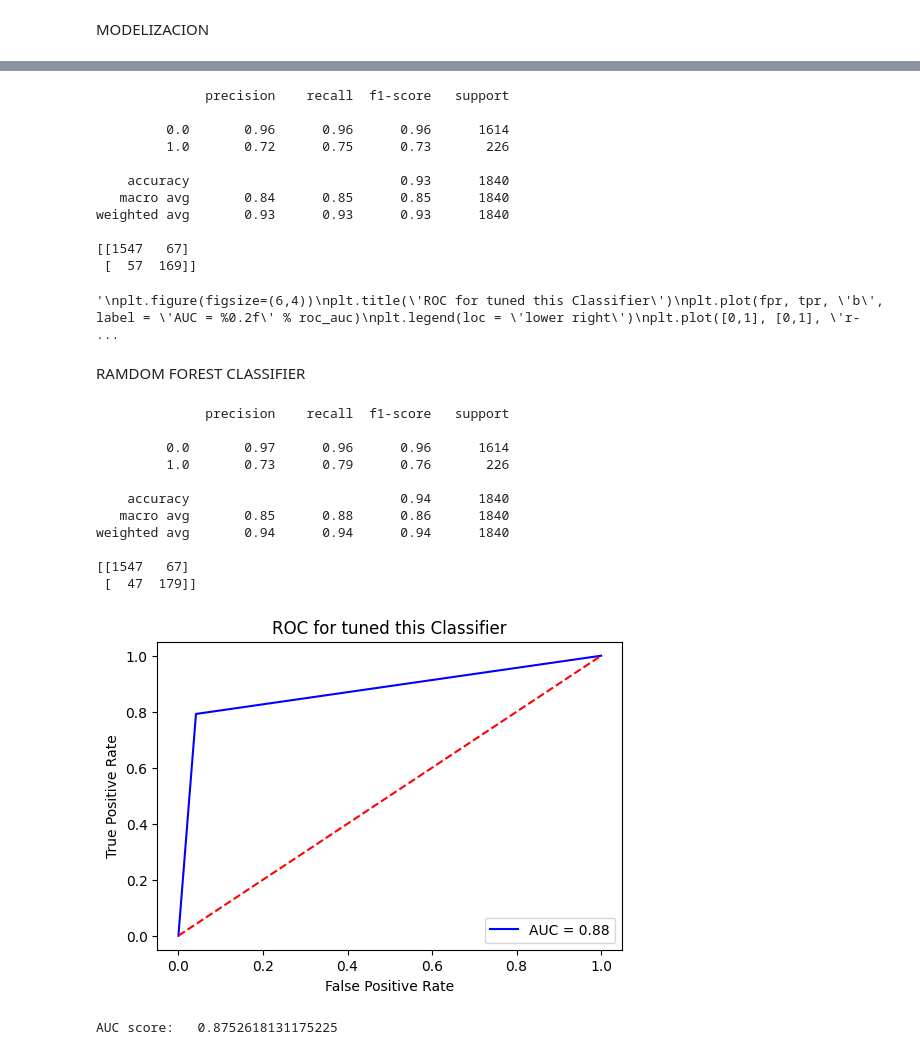
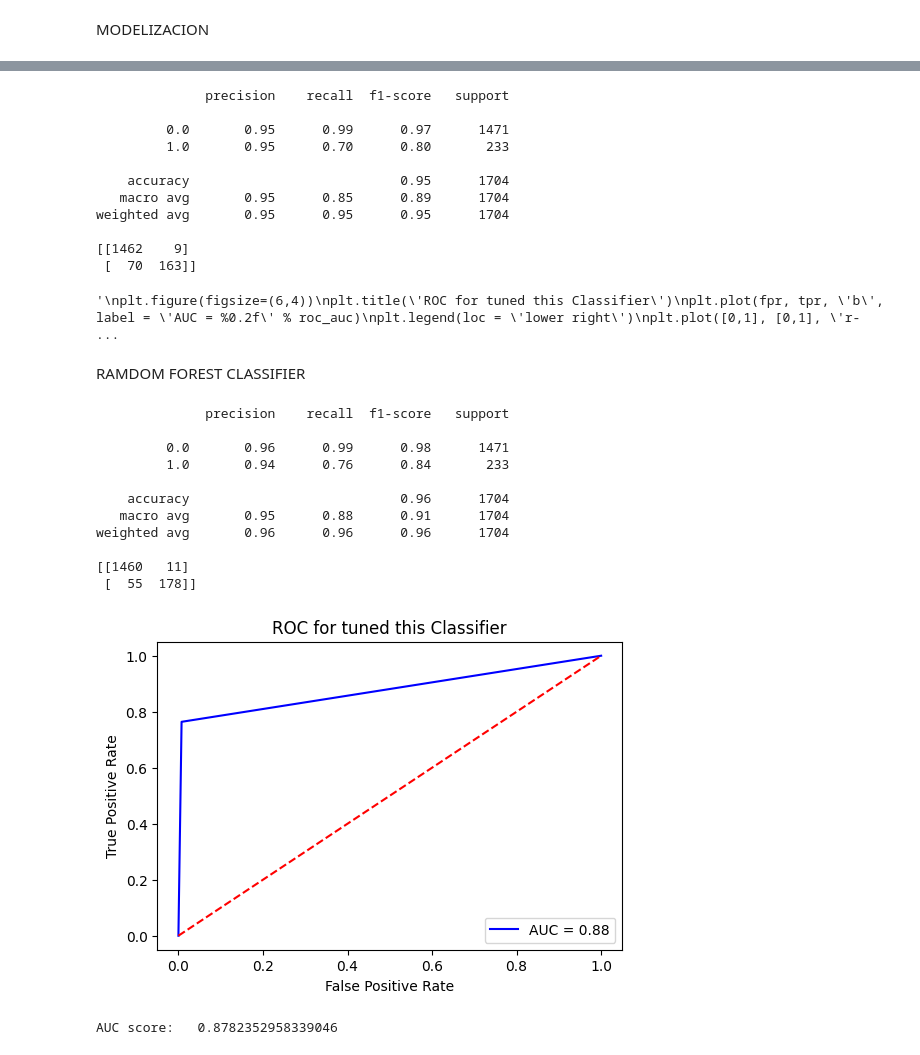
Before and after one commit to docampo99/Fraud_Detection_with_AI, a Jupyter notebook: Ethereum.ipynb, the cells around one changed output, grey strips where cells are left out. Cells and saved outputs as stored; diff of their text form; code cells hidden in the pictures.

```diff
--- a/Ethereum.ipynb
+++ b/Ethereum.ipynb
@@ -165,10 +166,10 @@ print(df["Total_unique_sent_to_addresses"])
 #crea una columna que sume la columna 8 y la 29
 #Change ERC20_uniq_rec_addr to type integer
 df["ERC20_uniq_rec_addr"] = df["ERC20_uniq_rec_addr"].fillna(0).astype(int)
-df["Total_unique_recieved"] = df["Unique_Received_From_Addresses"] + df["ERC20_uniq_rec_addr"]
+df["Total_unique_received"] = df["Unique_Received_From_Addresses"] + df["ERC20_uniq_rec_addr"]
 #elimina las columnas 8 y 29
 df.drop(["Unique_Received_From_Addresses", "ERC20_uniq_rec_addr"], axis=1, inplace=True)
-print(df["Total_unique_recieved"])
+print(df["Total_unique_received"])
 # %% [output]
 0       148
 1        15
@@ -483,10 +510,12 @@ max      10000.000000
 Name: Sent_tnx, dtype: float64
 # %%
 print(df[columns[4]].value_counts().sum())
-bins=[-1,1,2,5,10, 50,100,1000,10000]
+bins=[-0.001,1,2,5,10, 50,100,1000,10000]
 #muestra un histograma
-plt.xscale('symlog')
-df[columns[4]].hist(bins=bins, align='mid',edgecolor='black')
+plt.xscale("log")
+#df[columns[4]].hist(bins=bins, align='mid',edgecolor='black')
+df[columns[4]].value_counts().plot(kind='bar')
+plt.show()
 #discretiza los valores de la columna en, los iguales a 0,1,2,5,10, 50,100,1000,10000,100000
 df[columns[4]] = pd.cut(df[columns[4]], bins=bins, labels=["CERO","UNO","DOS","CINCO","DIEZ","CINCUENTA","CIEN","MIL"])
 print(df[columns[4]].value_counts().sum())
@@ -1087,8 +1117,8 @@ dtype: int64
 ONE HOT ENCODER
 # %%
 # select all columns except the first one
-columns_to_encode = df.columns[1:]
-
+columns_to_encode = df.columns[0:]
+print(columns_to_encode)
 # initialize the one hot encoder
 encoder = OneHotEncoder(handle_unknown='ignore')
 
@@ -1099,11 +1129,20 @@ encoder.fit(df[columns_to_encode])
 encoded_columns = encoder.transform(df[columns_to_encode]).toarray()
 
 
+# create a new dataframe with the encoded columns
+df = pd.DataFrame(encoded_columns, columns=encoder.get_feature_names_out(columns_to_encode))
 
-# create a new dataframe with the encoded columns
-encoded_df = pd.DataFrame(encoded_columns, columns=encoder.get_feature_names_out(columns_to_encode))
+#print("DF",df.info())
+print("ENCODED",df.info())
 
+#df.to_csv('df.csv')
 # combine the original dataframe with the encoded dataframe
-df = pd.concat([df.iloc[:, 0], encoded_df], axis=1)
+#drop column FLAG_0
+df.drop(columns=['FLAG_0'],inplace=True)
+#Change the name of the column FLAG_1 to FLAG
+df.rename(columns={'FLAG_1':'FLAG'},inplace=True)
+df.to_csv('encoded.csv')
+
+#df = pd.concat([df.iloc[:, 0], encoded_df], axis=1)
 # replace NaN values with zero
-df.fillna(0, inplace=True)
+#df.fillna(0, inplace=True)
@@ -1246,9 +1252,9 @@ NameError: name 'norm' is not defined
 # %%
 ###KNN classifier
 knn = KNeighborsClassifier(n_neighbors=4) # initialize the KNN classifier with 5 nearest neighbors
-knn.fit(x_tr_resample, y_tr_resample) # fit the classifier to the training data
+knn.fit(X_train, y_train) # fit the classifier to the training data
 
-preds = knn.predict(norm_test_f) # predict the target variable for the test data
+preds = knn.predict(X_test) # predict the target variable for the test data
 # calculate the accuracy
 score = roc_auc_score(y_test, preds)
 
@@ -1256,7 +1262,7 @@ print(classification_report(y_test, preds))
 print(confusion_matrix(y_test, preds))
 
 fpr, tpr, threshold = roc_curve(y_test, preds)
-roc_auc = auc(fpr, tpr)
+
 """
 plt.figure(figsize=(6,4))
 plt.title('ROC for tuned this Classifier')
@@ -1272,56 +1278,56 @@ print("AUC score:  ", score )
 # %% [output]
               precision    recall  f1-score   support
 
-         0.0       0.96      0.96      0.96      1614
-         1.0       0.72      0.75      0.73       226
+         0.0       0.95      0.99      0.97      1471
+         1.0       0.95      0.70      0.80       233
 
-    accuracy                           0.93      1840
-   macro avg       0.84      0.85      0.85      1840
-weighted avg       0.93      0.93      0.93      1840
+    accuracy                           0.95      1704
+   macro avg       0.95      0.85      0.89      1704
+weighted avg       0.95      0.95      0.95      1704
 
-[[1547   67]
- [  57  169]]
+[[1462    9]
+ [  70  163]]
 '\nplt.figure(figsize=(6,4))\nplt.title(\'ROC for tuned this Classifier\')\nplt.plot(fpr, tpr, \'b\', label = \'AUC = %0.2f\' % roc_auc)\nplt.legend(loc = \'lower right\')\nplt.plot([0,1], [0,1], \'r- ...
 # %% [markdown]
 RAMDOM FOREST CLASSIFIER
 # %%
 #Create a Random Forest Gaussian Classifier
 clf=RandomForestClassifier(n_estimators=50)
 #Train the model using the training sets y_pred=clf.predict(X_test)
-clf.fit(x_tr_resample,y_tr_resample)
-preds=clf.predict(norm_test_f)
+clf.fit(X_train, y_train)
+preds=clf.predict(X_test)
 print(classification_report(y_test, preds))
 print(confusion_matrix(y_test, preds))
 
 score = roc_auc_score(y_test, preds)
 fpr, tpr, threshold = roc_curve(y_test, preds)
 roc_auc = auc(fpr, tpr)
 
 plt.figure(figsize=(6,4))
 plt.title('ROC for tuned this Classifier')
 plt.plot(fpr, tpr, 'b', label = 'AUC = %0.2f' % roc_auc)
 plt.legend(loc = 'lower right')
 plt.plot([0,1], [0,1], 'r--')
 plt.ylabel('True Positive Rate')
 plt.xlabel('False Positive Rate')
 plt.show()
 
 score = roc_auc_score(y_test, preds)
 print("AUC score:  ", score )
 # %% [output]
               precision    recall  f1-score   support
 
-         0.0       0.97      0.96      0.96      1614
-         1.0       0.73      0.79      0.76       226
+         0.0       0.96      0.99      0.98      1471
+         1.0       0.94      0.76      0.84       233
 
-    accuracy                           0.94      1840
-   macro avg       0.85      0.88      0.86      1840
-weighted avg       0.94      0.94      0.94      1840
+    accuracy                           0.96      1704
+   macro avg       0.95      0.88      0.91      1704
+weighted avg       0.96      0.96      0.96      1704
 
-[[1547   67]
- [  47  179]]
+[[1460   11]
+ [  55  178]]
-[figure, old version]
+[figure, new version]
-AUC score:   0.8752618131175225
+AUC score:   0.8782352958339046
 # %%
 # Create a Random Forest Gaussian Classifier
 clf = RandomForestClassifier(n_estimators=100)
```
Also changed, not shown: parts of 29 cells of this notebook, 1 other file.
